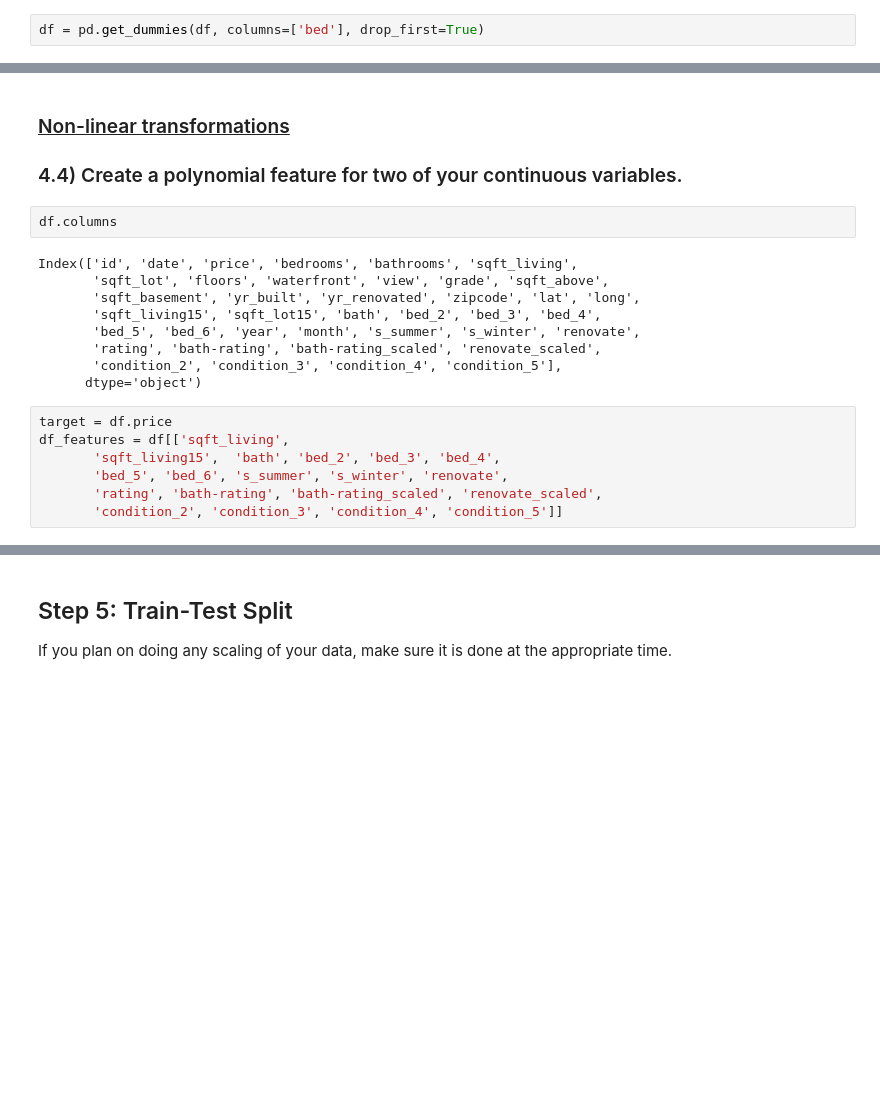
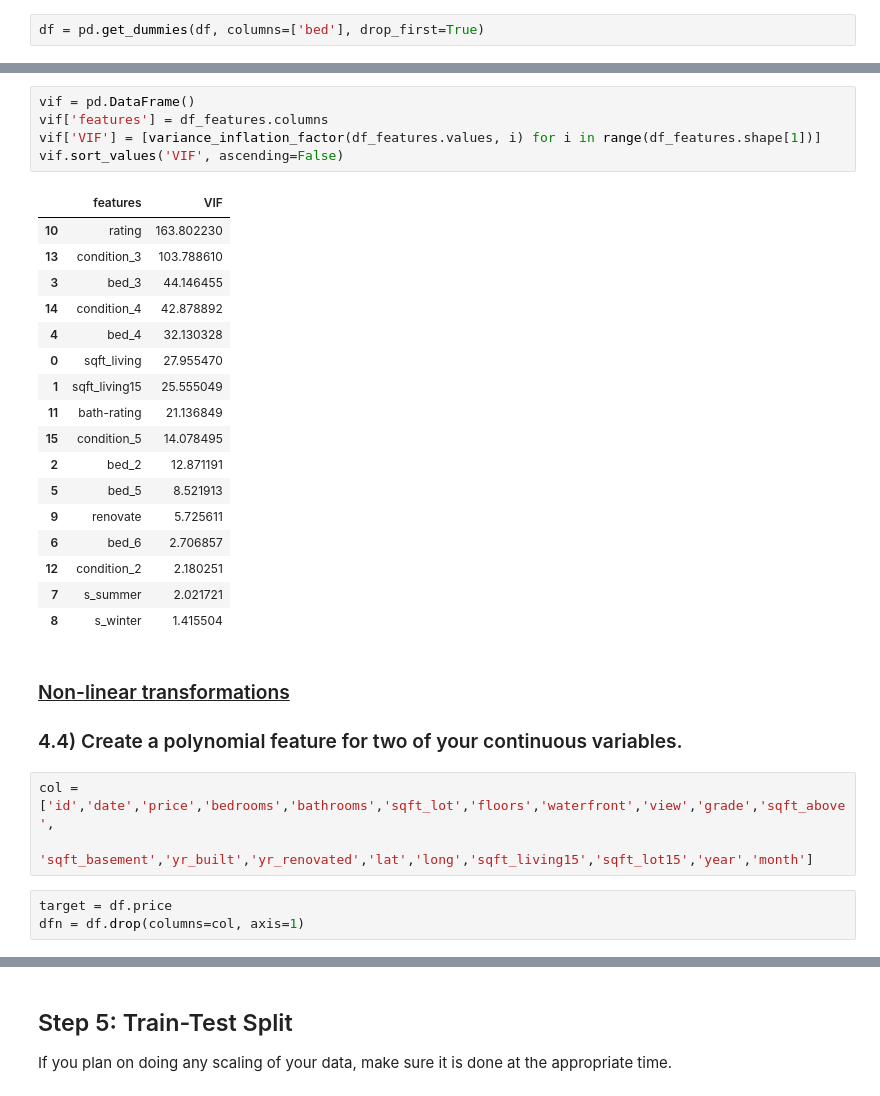
Before and after one commit to ghcn345/house-price-prediction-with-statistical-test, a Jupyter notebook: Bakeoff_modeling_process.ipynb, the cells around one changed output, grey strips where cells are left out. Cells and saved outputs as stored; diff of their text form; blank space fills up the shorter version.

```diff
--- a/Bakeoff_modeling_process.ipynb
+++ b/Bakeoff_modeling_process.ipynb
@@ -148,25 +179,36 @@ df['renovate'] = np.where(df.yr_renovated==0, df.year-df.yr_built, df.year-df.yr
+# %%
+vif = pd.DataFrame()
+vif['features'] = df_features.columns
+vif['VIF'] = [variance_inflation_factor(df_features.values, i) for i in range(df_features.shape[1])]
+vif.sort_values('VIF', ascending=False)
+# %% [output]
+|  | features | VIF |
+| 10 | rating | 163.802230 |
+| 13 | condition_3 | 103.788610 |
+| 3 | bed_3 | 44.146455 |
+| 14 | condition_4 | 42.878892 |
+| 4 | bed_4 | 32.130328 |
+| 0 | sqft_living | 27.955470 |
+| 1 | sqft_living15 | 25.555049 |
+| 11 | bath-rating | 21.136849 |
+| 15 | condition_5 | 14.078495 |
+| 2 | bed_2 | 12.871191 |
+| 5 | bed_5 | 8.521913 |
+| 9 | renovate | 5.725611 |
+| 6 | bed_6 | 2.706857 |
+| 12 | condition_2 | 2.180251 |
+| 7 | s_summer | 2.021721 |
+| 8 | s_winter | 1.415504 |
 # %% [markdown]
 ### <ins>Non-linear transformations</ins>
 
 ### 4.4) Create a polynomial feature for two of your continuous variables.
-# %%
-df.columns
-# %% [output]
-Index(['id', 'date', 'price', 'bedrooms', 'bathrooms', 'sqft_living',
-       'sqft_lot', 'floors', 'waterfront', 'view', 'grade', 'sqft_above',
-       'sqft_basement', 'yr_built', 'yr_renovated', 'zipcode', 'lat', 'long',
-       'sqft_living15', 'sqft_lot15', 'bath', 'bed_2', 'bed_3', 'bed_4',
-       'bed_5', 'bed_6', 'year', 'month', 's_summer', 's_winter', 'renovate',
-       'rating', 'bath-rating', 'bath-rating_scaled', 'renovate_scaled',
-       'condition_2', 'condition_3', 'condition_4', 'condition_5'],
-      dtype='object')
-# %%
-target = df.price
-df_features = df[['sqft_living',
-       'sqft_living15',  'bath', 'bed_2', 'bed_3', 'bed_4',
-       'bed_5', 'bed_6', 's_summer', 's_winter', 'renovate',
-       'rating', 'bath-rating', 'bath-rating_scaled', 'renovate_scaled',
-       'condition_2', 'condition_3', 'condition_4', 'condition_5']]
+# %%
+col = ['id','date','price','bedrooms','bathrooms','sqft_lot','floors','waterfront','view','grade','sqft_above',
+       'sqft_basement','yr_built','yr_renovated','lat','long','sqft_living15','sqft_lot15','year','month']
+# %%
+target = df.price
+dfn = df.drop(columns=col, axis=1)
 # %%
 lm = LinearRegression()
 lm = lm.fit(df_features, target)
```
Also changed, not shown: parts of 78 cells of this notebook, 1 other file.
